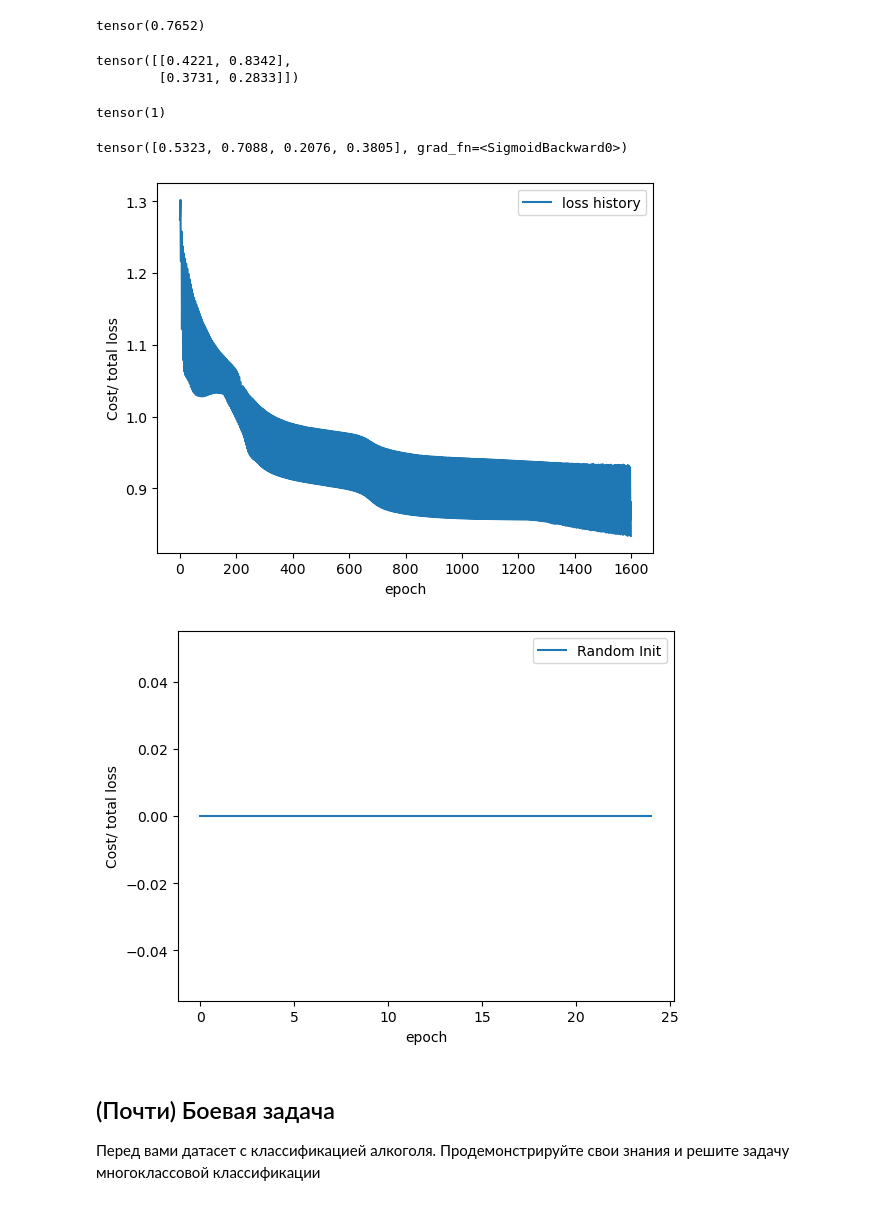
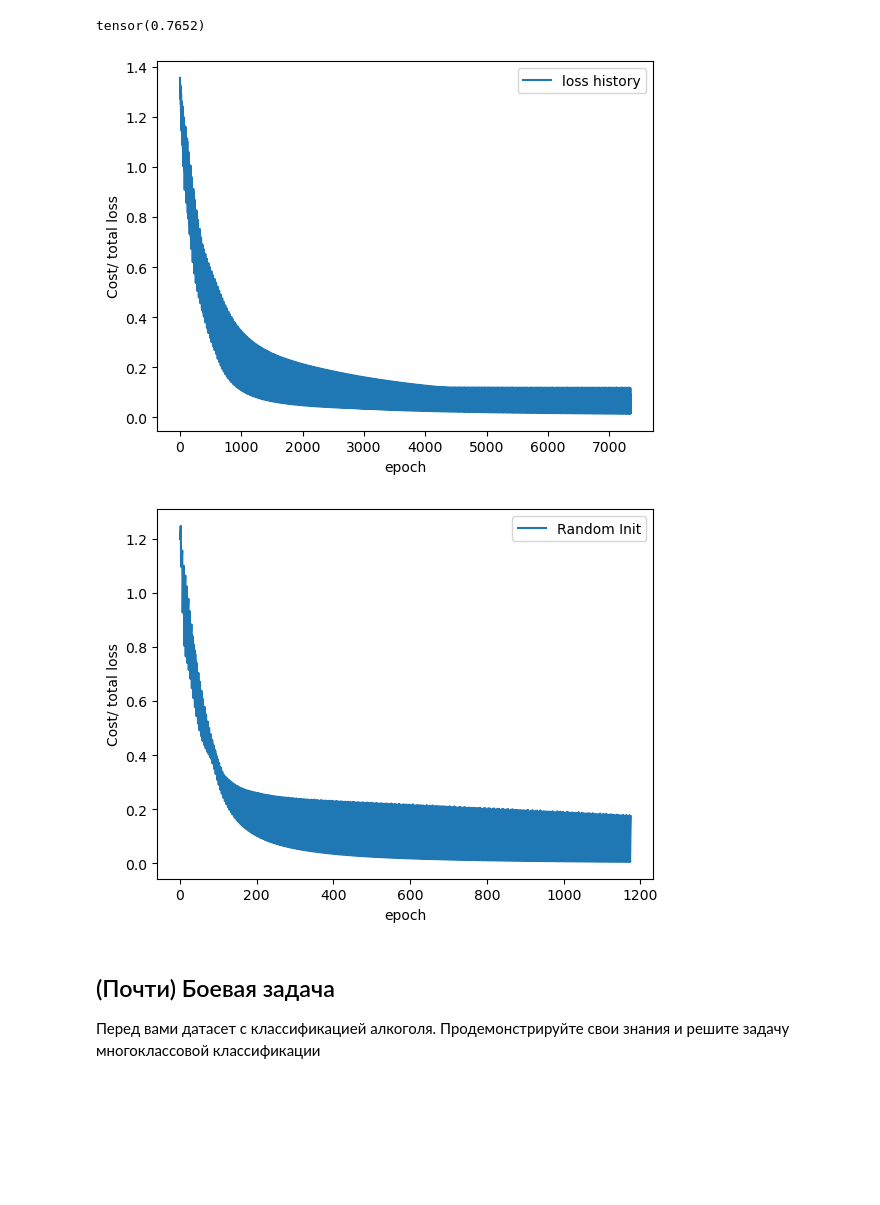
Before and after one commit to diemvs/hse_hw, a Jupyter notebook: dl/homework_01.ipynb, the cells around one changed output. Saved outputs shown, nothing was run; the diff lists cells and outputs as text; code cells hidden in the pictures; blank space fills up the shorter version.

```diff
--- a/dl/homework_01.ipynb
+++ b/dl/homework_01.ipynb
@@ -394,7 +394,7 @@ class AdvancedModel(nn.Module):
             # nn.Linear(2, 25),
             # nn.Sigmoid(),
             # nn.Linear(25, 4),
-            nn.Sigmoid()
+            # nn.Sigmoid()
         )
 
         for param in self.layers:
@@ -572,7 +572,7 @@ advanced_model = AdvancedModel()
 # if torch.cuda.is_available():
 #     advanced_model = advanced_model.cuda()
 
-opt = optim.Adam(advanced_model.parameters(), lr=3e-4)
+opt = optim.Adam(advanced_model.parameters(), lr=0.001)
 
 lh, ph, vlh = train_model(
     model=advanced_model,
@@ -586,39 +586,22 @@ lh, ph, vlh = train_model(
     y_val=valid[:, 2]
 
 )
-# %%
-a = torch.rand(2, 2)
-a
-# %% [output]
-tensor([[0.4221, 0.8342],
-        [0.3731, 0.2833]])
-# %%
-torch.argmax(a)
-# %% [output]
-tensor(1)
-# %%
-input_tensor = torch.Tensor([0.6, 0.8])
-advanced_model.forward(input_tensor)
-# %% [output]
-tensor([0.5323, 0.7088, 0.2076, 0.3805], grad_fn=<SigmoidBackward0>)
 # %%
-plt.plot(vlh, label = "loss history")
-# plt.plot(ph, label = "Adam Optimizer")
-# plt.plot(result['RMSprop']['loss_history'], label = 'RMSProp Optimizer')
+plt.plot(lh, label = "loss history")
 plt.xlabel('epoch')
 plt.ylabel('Cost/ total loss')
 plt.legend()
 plt.show()
 # %% [output]
-[figure, old version]
+[figure, new version]
 # %%
-plt.plot(lh, label = "Random Init")
+plt.plot(vlh, label = "Random Init")
 plt.xlabel('epoch')
 plt.ylabel('Cost/ total loss')
 plt.legend()
 plt.show()
 # %% [output]
-[figure, old version]
+[figure, new version]
 # %% [markdown]
 ## (Почти) Боевая задача
 
```
